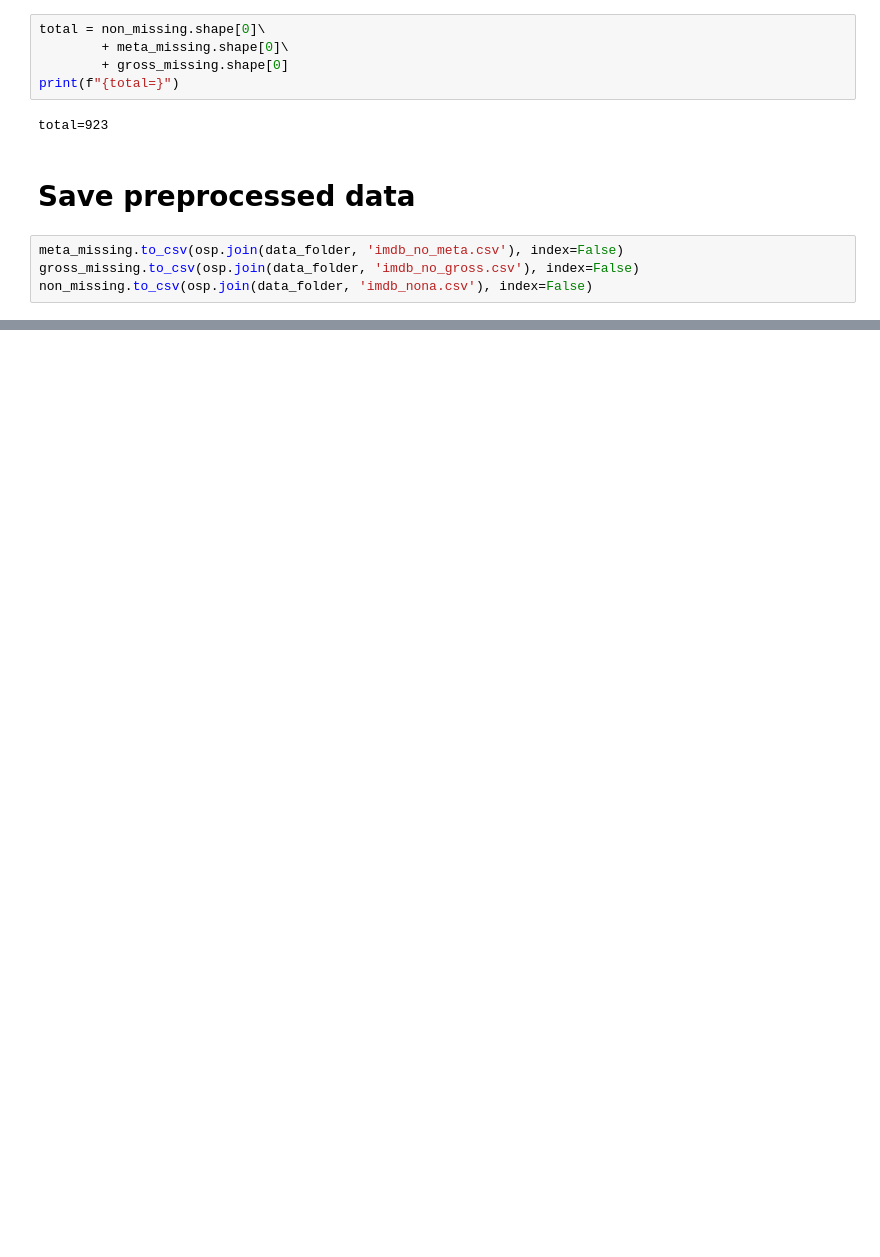
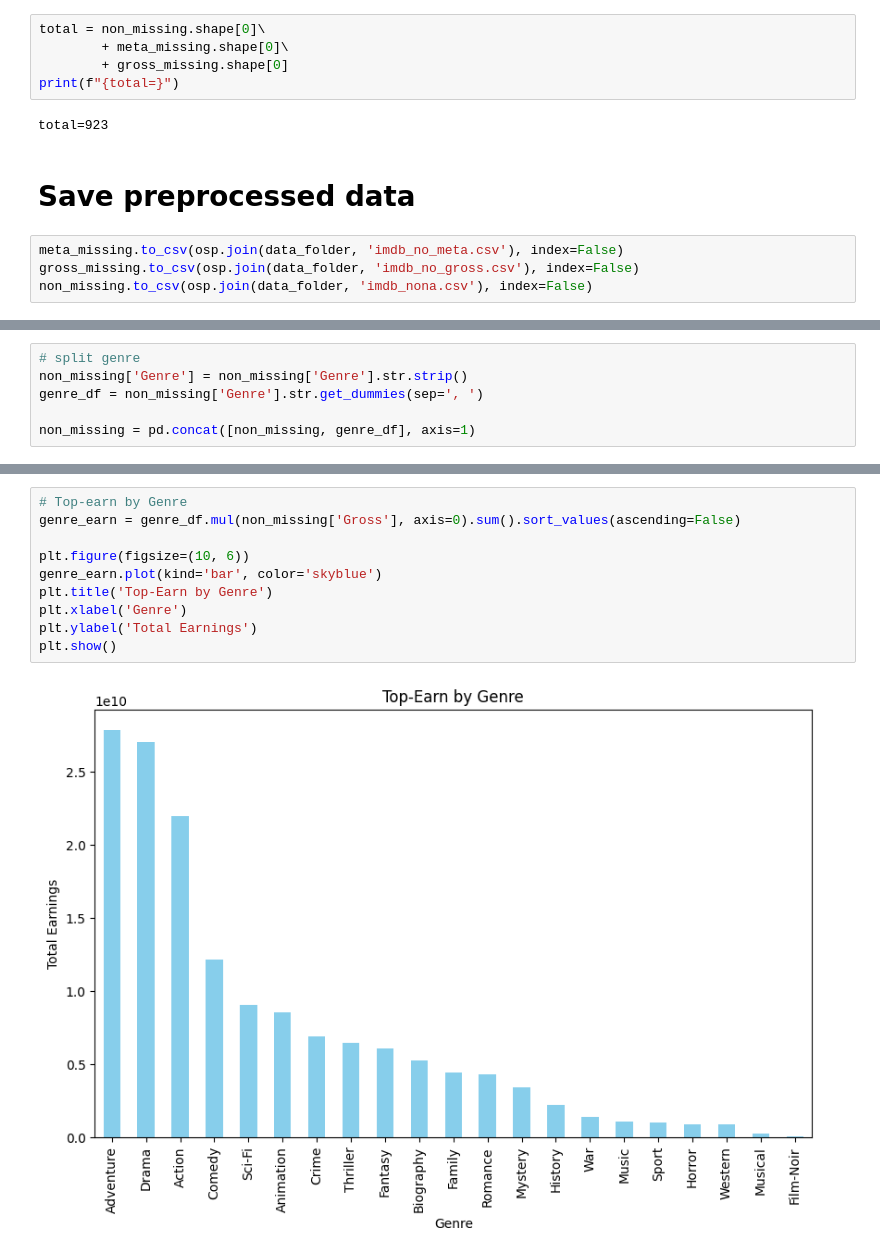
Before and after one commit to Ngoc-Cac/BI-Group4, a Jupyter notebook: src/Preprocess/preprocess-ver1.ipynb, the cells around one changed output, grey strips where cells are left out. Cells and saved outputs as stored; diff of their text form; blank space fills up the shorter version.

Commit message:
split genre

```diff
--- a/src/Preprocess/preprocess-ver1.ipynb
+++ b/src/Preprocess/preprocess-ver1.ipynb
@@ -188,0 +201,6 @@ non_missing.to_csv(osp.join(data_folder, 'imdb_nona.csv'), index=False)
+# %%
+# split genre
+non_missing['Genre'] = non_missing['Genre'].str.strip()
+genre_df = non_missing['Genre'].str.get_dummies(sep=', ')
+
+non_missing = pd.concat([non_missing, genre_df], axis=1)
@@ -188,0 +217,12 @@ non_missing.to_csv(osp.join(data_folder, 'imdb_nona.csv'), index=False)
+# %%
+# Top-earn by Genre
+genre_earn = genre_df.mul(non_missing['Gross'], axis=0).sum().sort_values(ascending=False)
+
+plt.figure(figsize=(10, 6))
+genre_earn.plot(kind='bar', color='skyblue')
+plt.title('Top-Earn by Genre')
+plt.xlabel('Genre')
+plt.ylabel('Total Earnings')
+plt.show()
+# %% [output]
+[figure, added]
```
Also changed, not shown: parts of 8 cells of this notebook.
